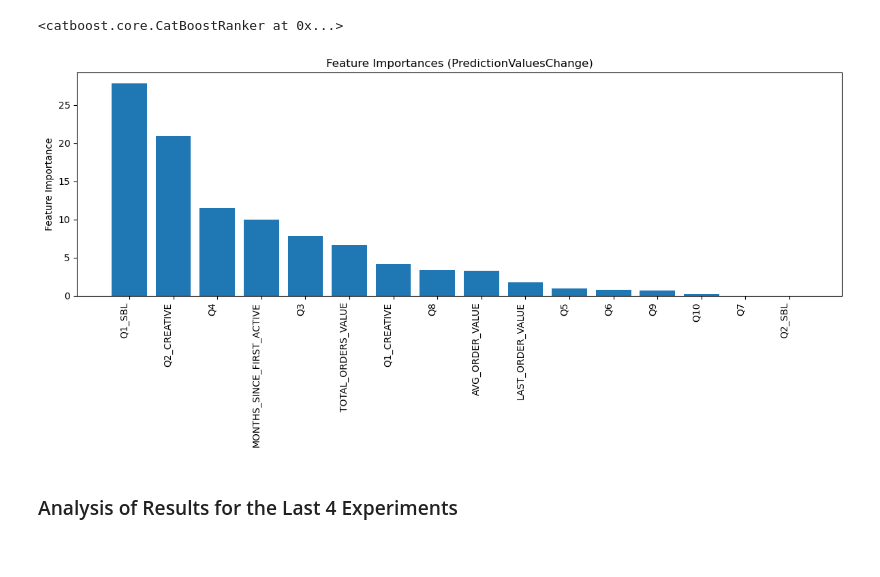
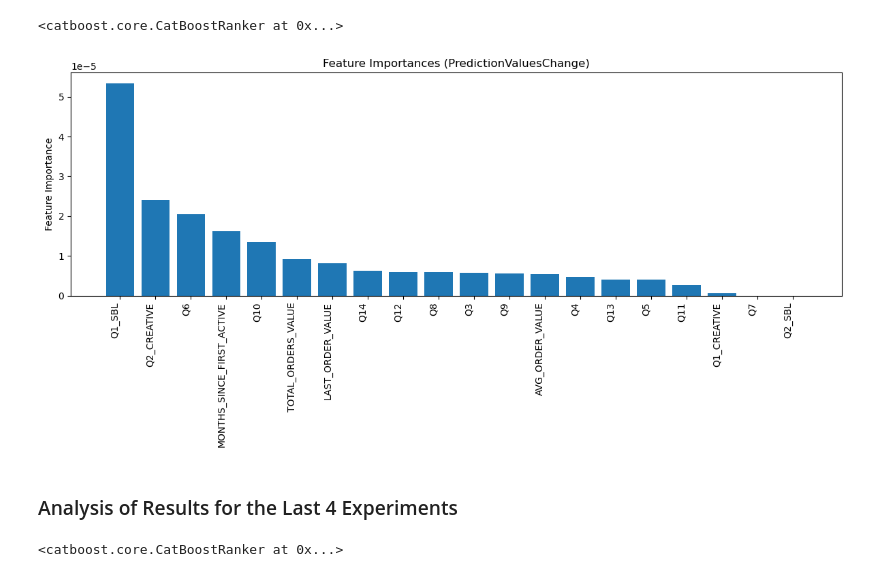
Before and after one commit to broniyk/CreativeRank, a Jupyter notebook: notebooks/candidate_model _analysis.ipynb, the cells around one changed output. Cells and saved outputs as stored; diff of their text form; code cells hidden in the pictures.

```diff
--- a/notebooks/candidate_model _analysis.ipynb
+++ b/notebooks/candidate_model _analysis.ipynb
@@ -24,5 +27,5 @@ users_df size after removing small experiments: 500953 rows
 # %%
-feature_set = FEATURES.get_subset("creative_10")
+feature_set = FEATURES.get_subset("creative_14")
 train_data, _, test_data = split_experiment_train_test_val_data(data, n_last_test=4, n_last_val=0)
 train_df, train_pool, train_group_ids, X_train, y_train = get_pooled_dataset(train_data, cols=feature_set.all, cat_cols=feature_set.categorical, pos_neg_ratio=1)
 test_df, test_pool, test_group_ids, X_test, y_test = get_pooled_dataset(test_data, cols=feature_set.all, cat_cols=feature_set.categorical)
@@ -31,31 +56,37 @@ test_df, test_pool, test_group_ids, X_test, y_test = get_pooled_dataset(test_dat
 # %%
 # Load trained catboost model
 ranker = CatBoostRanker()
-ranker.load_model("./cpu_ranking_candidate_model.cbm")
+ranker.load_model("./candidate_production_model.cbm")
 # %% [output]
 <catboost.core.CatBoostRanker at 0x...>
 # %%
 # Get feature importance using PredictionValuesChange method
 # This method works better for ranking models and returns one value per feature
-importances = ranker.get_feature_importance(type='PredictionValuesChange')
+# importances = ranker.get_feature_importance(type='PredictionValuesChange')
+importances = ranker.get_feature_importance(train_pool, type='LossFunctionChange')
 
 # Create a DataFrame with feature names and their importances
 feat_importances = pd.DataFrame({
     'feature': ranker.feature_names_,
     'importance': importances
 })
 
 # Sort by importance descending
 feat_importances = feat_importances.sort_values('importance', ascending=False)
 
 plt.figure(figsize=(12, 6))
 plt.bar(feat_importances['feature'], feat_importances['importance'])
 plt.xticks(rotation=90, ha='right')
 plt.ylabel('Feature Importance')
 plt.title('Feature Importances (PredictionValuesChange)')
 plt.tight_layout()
 plt.show()
 # %% [output]
-[figure, old version]
+[figure, new version]
 # %% [markdown]
 ### Analysis of Results for the Last 4 Experiments
+# %%
+ranker = CatBoostRanker()
+ranker.load_model("./candidate_production_model.cbm")
+# %% [output]
+<catboost.core.CatBoostRanker at 0x...>
```
Also changed, not shown: parts of 12 cells of this notebook, 7 other files.
